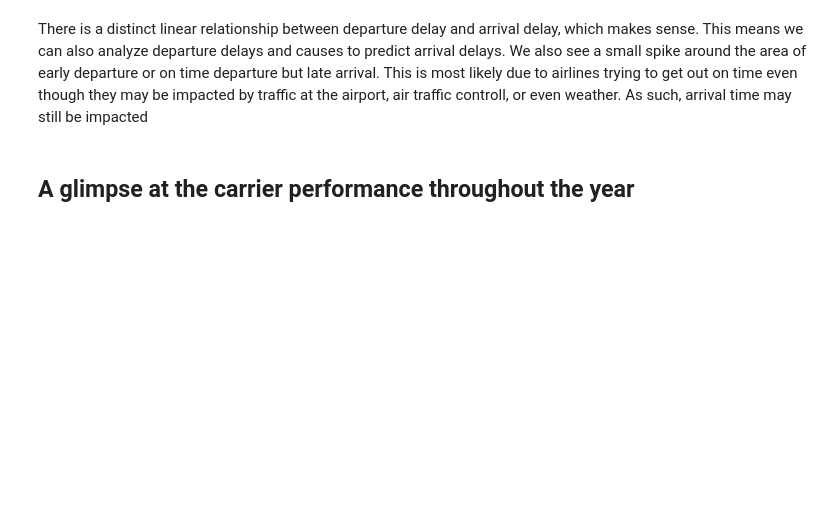
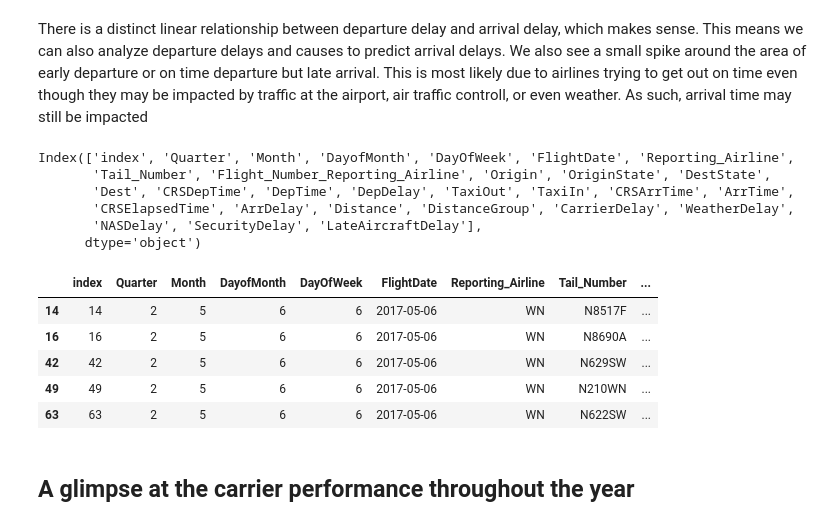
Before and after one commit to dmitriykats1/Springboard, a Jupyter notebook: Capstone1/EDA-2017.ipynb, the cells around one changed output. Drawn from its saved outputs; the diff is of its cells as text; code cells hidden in the pictures; blank space fills up the shorter version.

```diff
--- a/Capstone1/EDA-2017.ipynb
+++ b/Capstone1/EDA-2017.ipynb
@@ -184,5 +255,25 @@ plt.show()
 # %% [markdown]
 There is a distinct linear relationship between departure delay and arrival delay, which makes sense. This means  we can also analyze departure delays and causes to predict arrival delays. We also see a small spike around the area of early departure or on time departure but late arrival. This is most likely due to airlines trying to get out on time even though they may be impacted by traffic at the airport, air traffic controll, or even weather. As such, arrival time may still be impacted
+# %%
+df.columns
+# %% [output]
+Index(['index', 'Quarter', 'Month', 'DayofMonth', 'DayOfWeek', 'FlightDate', 'Reporting_Airline',
+       'Tail_Number', 'Flight_Number_Reporting_Airline', 'Origin', 'OriginState', 'DestState',
+       'Dest', 'CRSDepTime', 'DepTime', 'DepDelay', 'TaxiOut', 'TaxiIn', 'CRSArrTime', 'ArrTime',
+       'CRSElapsedTime', 'ArrDelay', 'Distance', 'DistanceGroup', 'CarrierDelay', 'WeatherDelay',
+       'NASDelay', 'SecurityDelay', 'LateAircraftDelay'],
+      dtype='object')
+# %%
+del_air = df[df.LateAircraftDelay > 0]
+# %%
+del_air.head()
+# %% [output]
+|  | index | Quarter | Month | DayofMonth | DayOfWeek | FlightDate | Reporting_Airline | Tail_Number | ... |
+| 14 | 14 | 2 | 5 | 6 | 6 | 2017-05-06 | WN | N8517F | ... |
+| 16 | 16 | 2 | 5 | 6 | 6 | 2017-05-06 | WN | N8690A | ... |
+| 42 | 42 | 2 | 5 | 6 | 6 | 2017-05-06 | WN | N629SW | ... |
+| 49 | 49 | 2 | 5 | 6 | 6 | 2017-05-06 | WN | N210WN | ... |
+| 63 | 63 | 2 | 5 | 6 | 6 | 2017-05-06 | WN | N622SW | ... |
 # %% [markdown]
 ## A glimpse at the carrier performance throughout the year
 # %%
```
Also changed, not shown: parts of 15 cells of this notebook, 2 other files.
